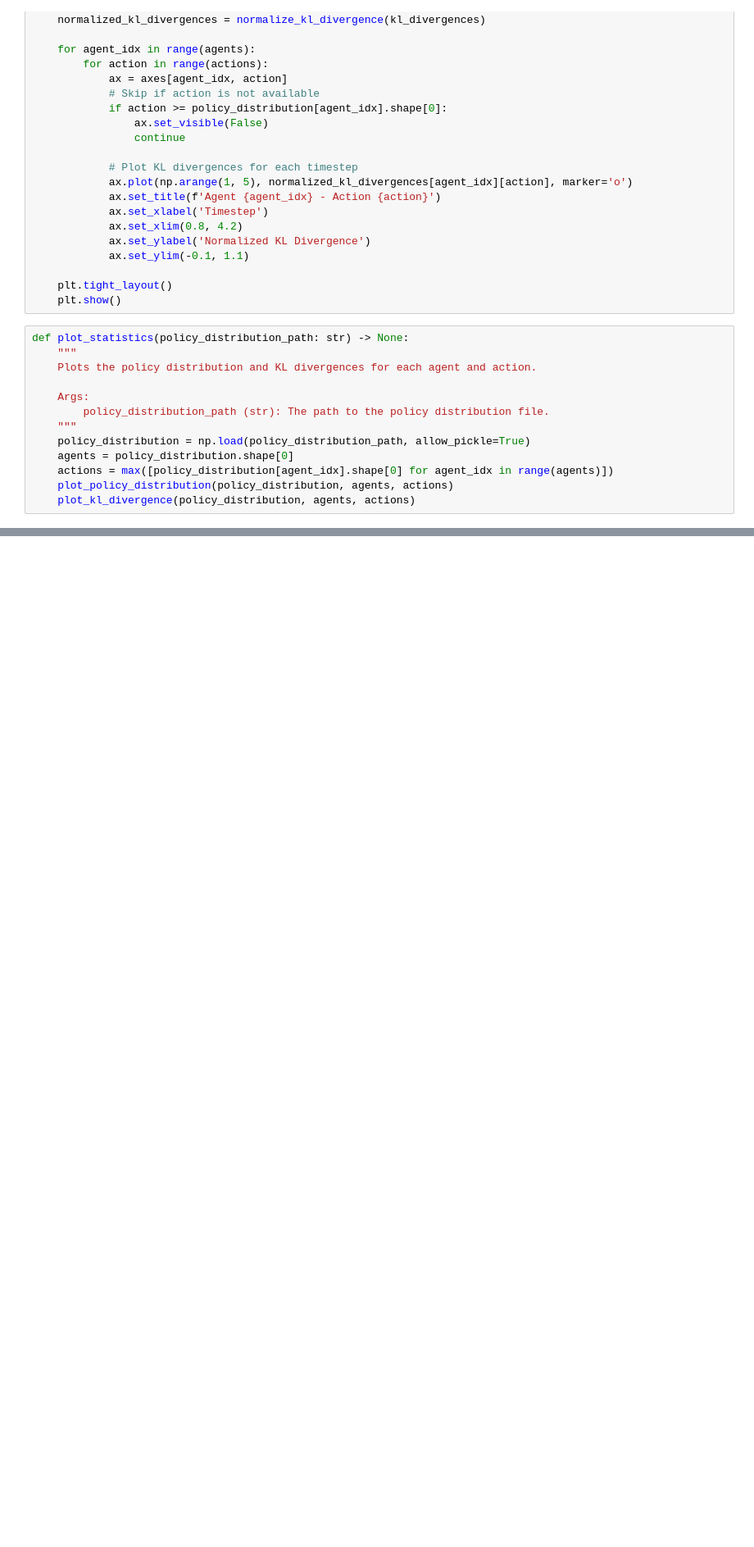
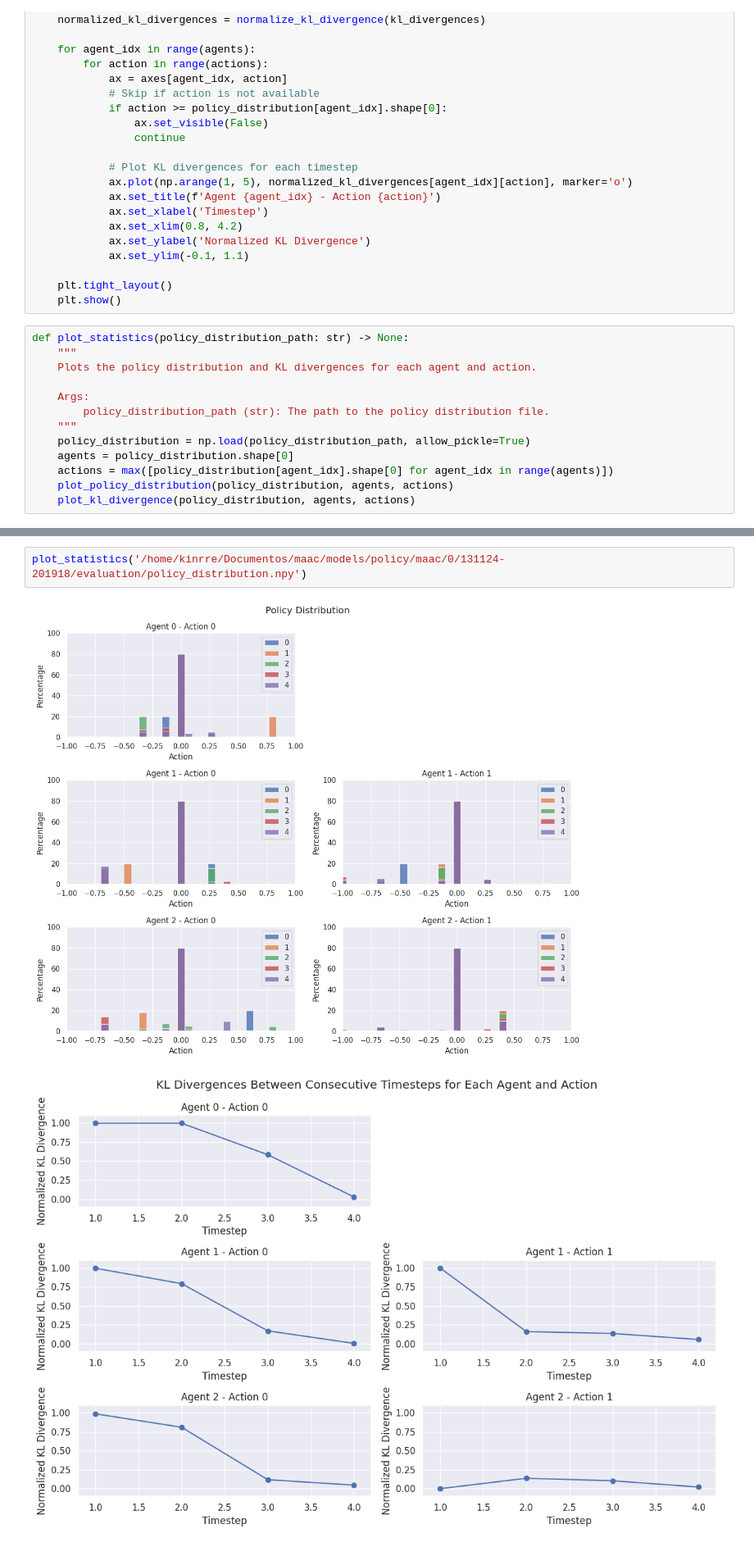
Before and after one commit to Kinrre/RailPricing-RL, a Jupyter notebook: notebooks/plotter.ipynb, the cells around one changed output, grey strips where cells are left out. Shown: that part at 82% size. Drawn from its saved outputs; the diff is of its cells as text; blank space fills up the shorter version.

```diff
--- a/notebooks/plotter.ipynb
+++ b/notebooks/plotter.ipynb
@@ -176,0 +183,5 @@ plot_statistics(policy_distribution_path)
+# %%
+plot_statistics('/home/kinrre/Documentos/maac/models/policy/maac/0/131124-201918/evaluation/policy_distribution.npy')
+# %% [output]
+[figure, added]
+[figure, added]
```
Also changed, not shown: parts of 3 cells of this notebook, 1 other file.
